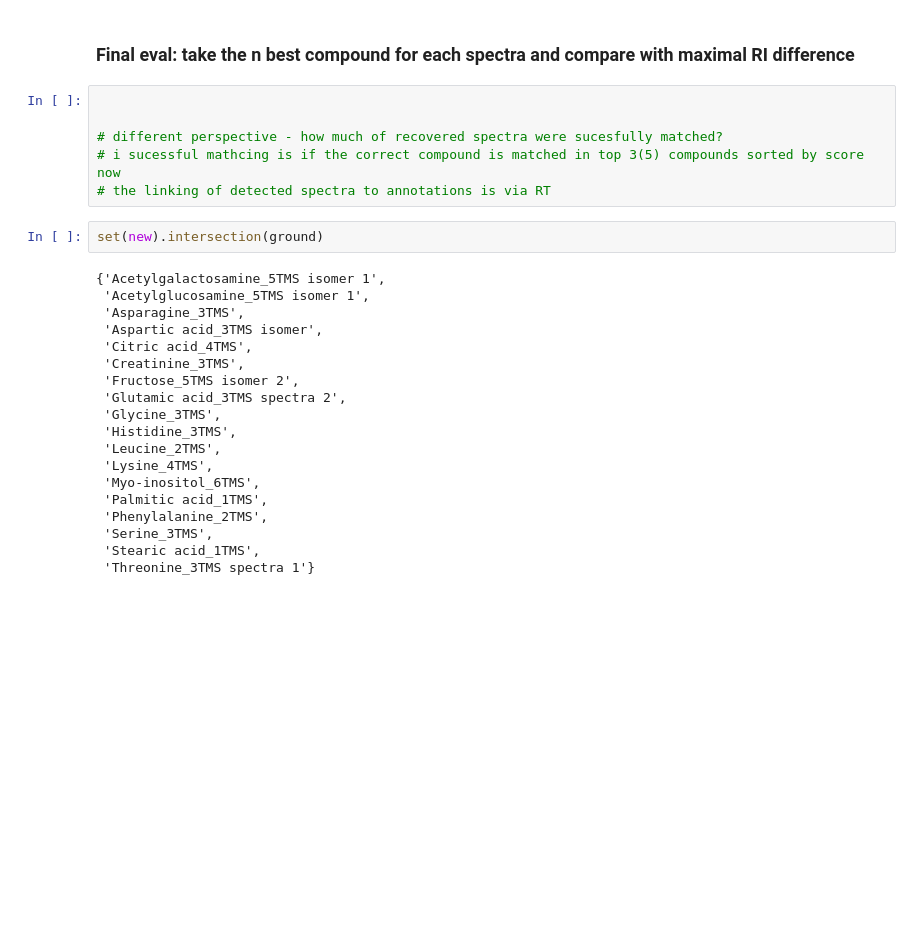
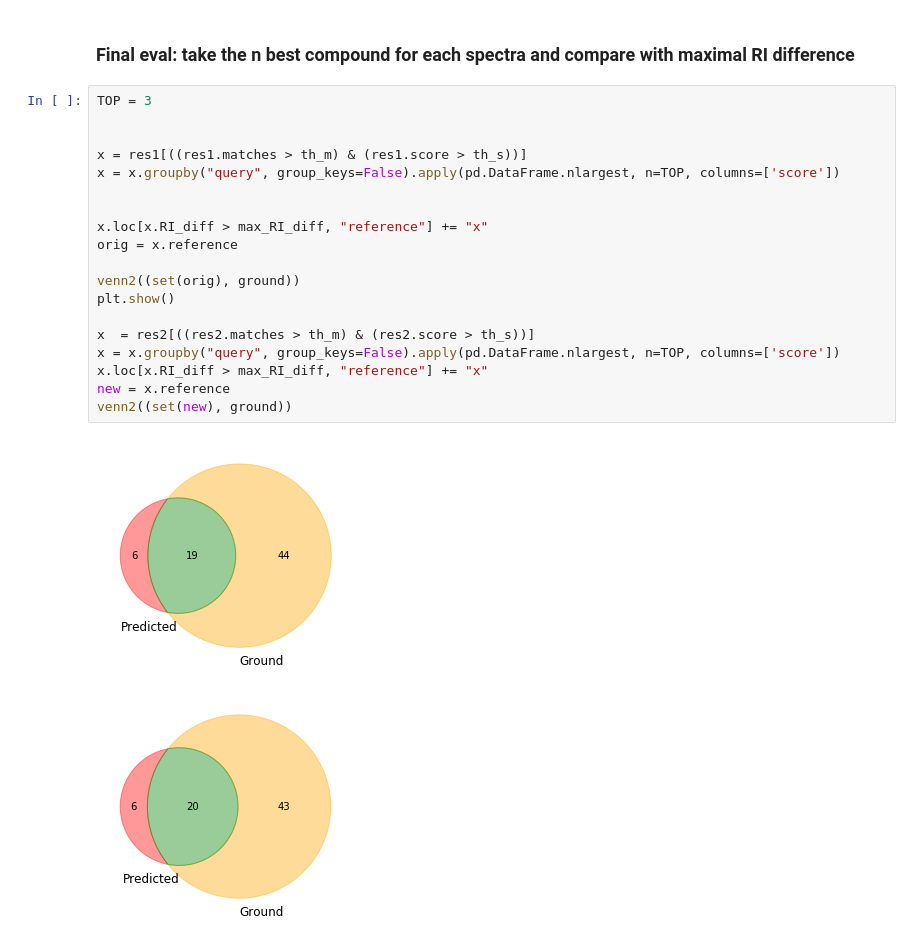
Before and after one commit to michal-stary/missing-peaks-prediction, a Jupyter notebook: real_pipeline_test/compare_histories.ipynb, the cells around one changed output. Drawn from its saved outputs; the diff is of its cells as text; blank space fills up the shorter version.

```diff
--- a/real_pipeline_test/compare_histories.ipynb
+++ b/real_pipeline_test/compare_histories.ipynb
@@ -263,30 +277,25 @@ set(new).difference(orig).intersection(ground)
 # %% [markdown]
 ### Final eval: take the n best compound for each spectra and compare with maximal RI difference
-# %%
-
-
-# different perspective - how much of recovered spectra were sucesfully matched?
-# i sucessful mathcing is if the correct compound is matched in top 3(5) compounds sorted by score now
-# the linking of detected spectra to annotations is via RT
-# %%
-set(new).intersection(ground)
-# %% [output]
-{'Acetylgalactosamine_5TMS isomer 1',
- 'Acetylglucosamine_5TMS isomer 1',
- 'Asparagine_3TMS',
- 'Aspartic acid_3TMS isomer',
- 'Citric acid_4TMS',
- 'Creatinine_3TMS',
- 'Fructose_5TMS isomer 2',
- 'Glutamic acid_3TMS spectra 2',
- 'Glycine_3TMS',
- 'Histidine_3TMS',
- 'Leucine_2TMS',
- 'Lysine_4TMS',
- 'Myo-inositol_6TMS',
- 'Palmitic acid_1TMS',
- 'Phenylalanine_2TMS',
- 'Serine_3TMS',
- 'Stearic acid_1TMS',
- 'Threonine_3TMS spectra 1'}
+# %%
+TOP = 3
+
+
+x = res1[((res1.matches > th_m) & (res1.score > th_s))]
+x = x.groupby("query", group_keys=False).apply(pd.DataFrame.nlargest, n=TOP, columns=['score'])
+
+
+x.loc[x.RI_diff > max_RI_diff, "reference"] += "x"
+orig = x.reference
+
+venn2((set(orig), ground))
+plt.show()
+
+x  = res2[((res2.matches > th_m) & (res2.score > th_s))]
+x = x.groupby("query", group_keys=False).apply(pd.DataFrame.nlargest, n=TOP, columns=['score'])
+x.loc[x.RI_diff > max_RI_diff, "reference"] += "x"
+new = x.reference
+venn2((set(new), ground))
+# %% [output]
+[figure, added]
+[figure, added]
 # %%
```
Also changed, not shown: parts of 31 cells of this notebook.
